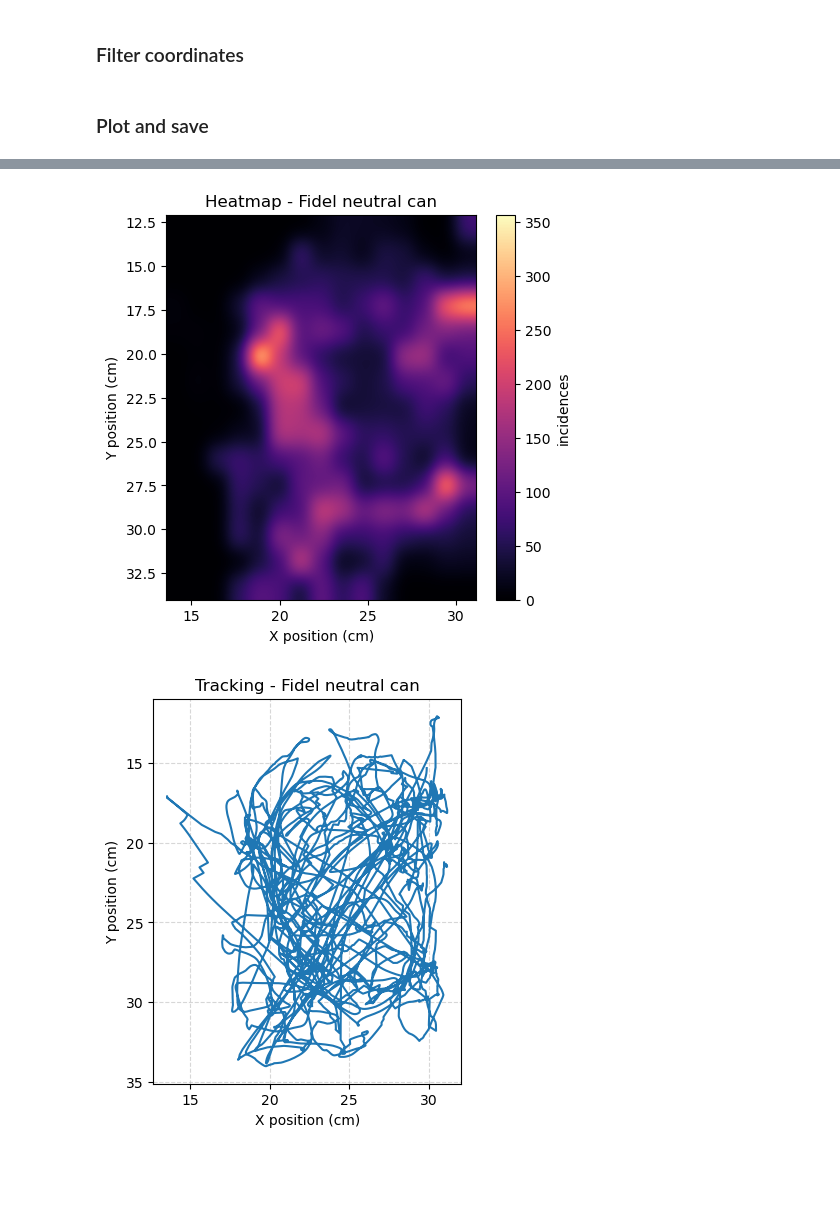
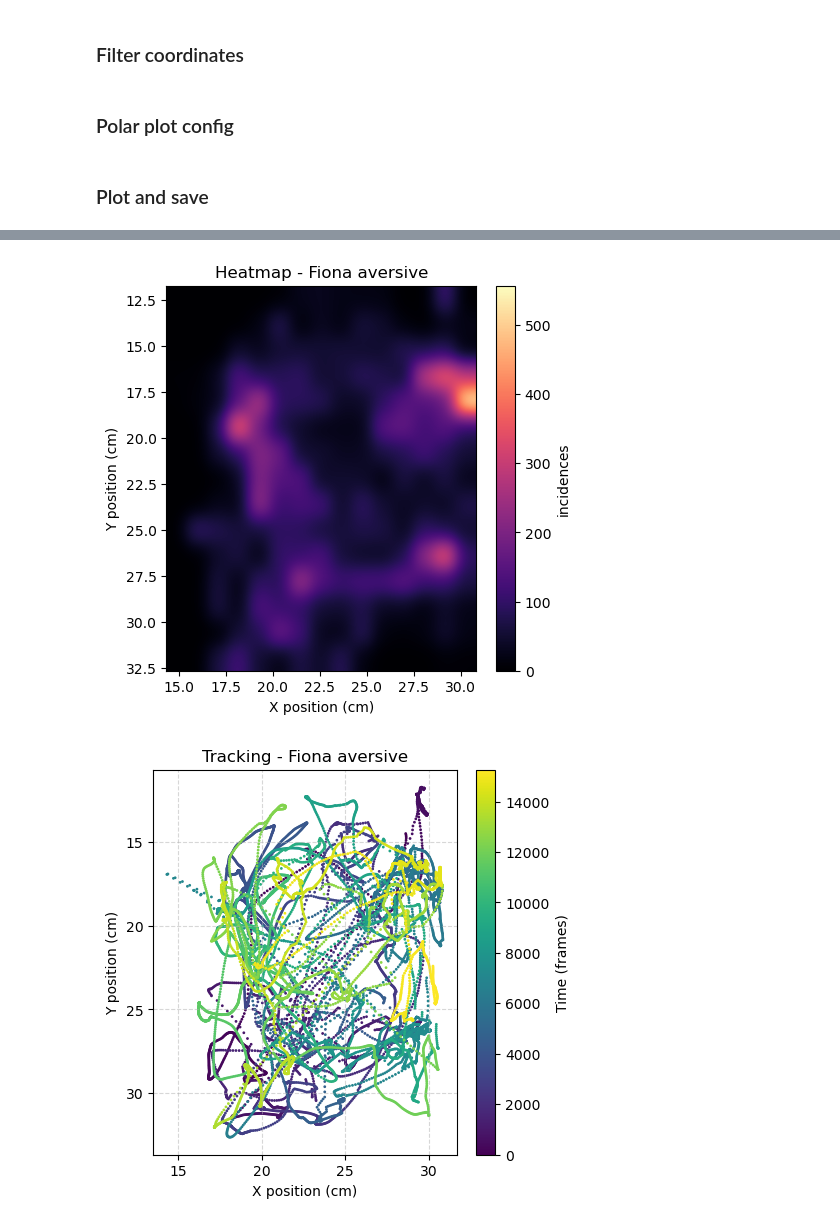
Before and after one commit to gabirochac/marmotrack, a Jupyter notebook: low_level_functions/tracking.ipynb, the cells around one changed output, grey strips where cells are left out. Saved outputs shown, nothing was run; the diff lists cells and outputs as text; code cells hidden in the pictures; blank space fills up the shorter version.

Commit message:
atualização das funções de tracking e polar plot, deleção de arquivos antigos

```diff
--- a/low_level_functions/tracking.ipynb
+++ b/low_level_functions/tracking.ipynb
@@ -120,31 +120,60 @@ Pixels per cm: 13.711538461538462
 # %%
 head_x = df[('head', 'x')].values
 head_y = df[('head', 'y')].values
+nose_x = df[('nose', 'x')].values
+nose_y = df[('nose', 'y')].values
 
 head_x_filt = np.where((head_x >= xThresholdLeft) & (head_x <= xThresholdRight), head_x, np.nan)
 head_y_filt = np.where((head_y >= yThresholdUp) & (head_y <= yThresholdDown), head_y, np.nan)
+nose_x_filt = np.where((nose_x >= xThresholdLeft) & (nose_x <= xThresholdRight), nose_x, np.nan)
+nose_y_filt = np.where((nose_y >= yThresholdUp) & (nose_y <= yThresholdDown), nose_y, np.nan)
 
 head_x_cm = head_x_filt  / pix_per_cm
 head_y_cm = head_y_filt  / pix_per_cm
+nose_x_cm = nose_x_filt  / pix_per_cm
+nose_y_cm = nose_y_filt  / pix_per_cm
 
 mask = ~np.isnan(head_x_cm) & ~np.isnan(head_y_cm)
 head_x = head_x_cm[mask]
 head_y = head_y_cm[mask]
+nose_x = nose_x_cm[mask]
+nose_y = nose_y_cm[mask]
 
 head_x = pd.Series(head_x).rolling(window=59, min_periods=1, center=True).mean().values
 head_y = pd.Series(head_y).rolling(window=59, min_periods=1, center=True).mean().values
+nose_x = pd.Series(nose_x).rolling(window=59, min_periods=1, center=True).mean().values
+nose_y = pd.Series(nose_y).rolling(window=59, min_periods=1, center=True).mean().values
+# %% [markdown]
+### Polar plot config
+# %%
+dx = nose_x - head_x
+dy = nose_y - head_y
+
+angles_rad = np.arctan2(dy, dx)
+angles_deg = (np.degrees(angles_rad) + 360) % 360
+
+bin_size = 20
+bins = np.arange(0, 361, bin_size)
+counts, bin_edges = np.histogram(angles_deg, bins=bins)
+bin_centers_deg = bin_edges[:-1] + (bin_edges[1] - bin_edges[0]) / 2
+theta = np.deg2rad(bin_centers_deg)
+
+radii = counts
+width = np.deg2rad(bin_size)
+colors = plt.cm.viridis(radii / np.max(radii))
 # %% [markdown]
 ### Plot and save
 # %%
 figures_to_save = {}
 
 timestamp = datetime.now().strftime('%Y-%m-%d_%H-%M')
-animal_name = 'Fidel'
-condition = 'neutral can'
+animal_name = 'Fiona'
+condition = 'aversive'
 
 filename1 = f'histograma_{animal_name}_{condition}_{timestamp}.png'
 filename2 = f'heatmap_{animal_name}_{condition}_{timestamp}.png'
 filename3 = f'tracking_{animal_name}_{condition}_{timestamp}.png'
+filename4 = f'polar_{animal_name}_{condition}_{timestamp}.png'
 # %%
 xmin = 13
 xmax = 23
@@ -180,7 +209,9 @@ ax2.invert_yaxis()
 figures_to_save[filename2] = fig2
 
 fig3, ax3 = plt.subplots(figsize=(5, 5))
-ax3.plot(head_x, head_y)
+time = np.arange(len(head_x))
+scatter = ax3.scatter(head_x, head_y, c=time, s=1, cmap='viridis')
+fig3.colorbar(scatter, ax=ax3, label='Time (frames)')
 ax3.set_title('Tracking - ' + animal_name +' '+ condition)
 ax3.grid(True, linestyle='--', alpha=0.5)
 ax3.set_xlabel('X position (cm)')
@@ -190,4 +221,12 @@ ax3.set_ylabel('Y position (cm)')
 ax3.set_aspect('equal', adjustable='box')
 ax3.invert_yaxis()
 figures_to_save[filename3] = fig3
+
+fig4, ax4 = plt.subplots(figsize=(5, 5), subplot_kw={'projection': 'polar'})
+ax4.bar(theta, radii, width=width, bottom=0.0, color=colors)
+ax4.set_theta_zero_location('N')
+ax4.set_theta_direction(1)
+ax4.set_title('Head angles - ' + animal_name +' '+ condition, va='bottom')
+plt.show()
+figures_to_save[filename4] = fig4
 # %% [output]
@@ -195,2 +234,2 @@ figures_to_save[filename3] = fig3
-[figure, old version]
+[figure, new version]
-[figure, old version]
+[figure, new version]
```
Also changed, not shown: parts of 7 cells of this notebook, 13 other files.
